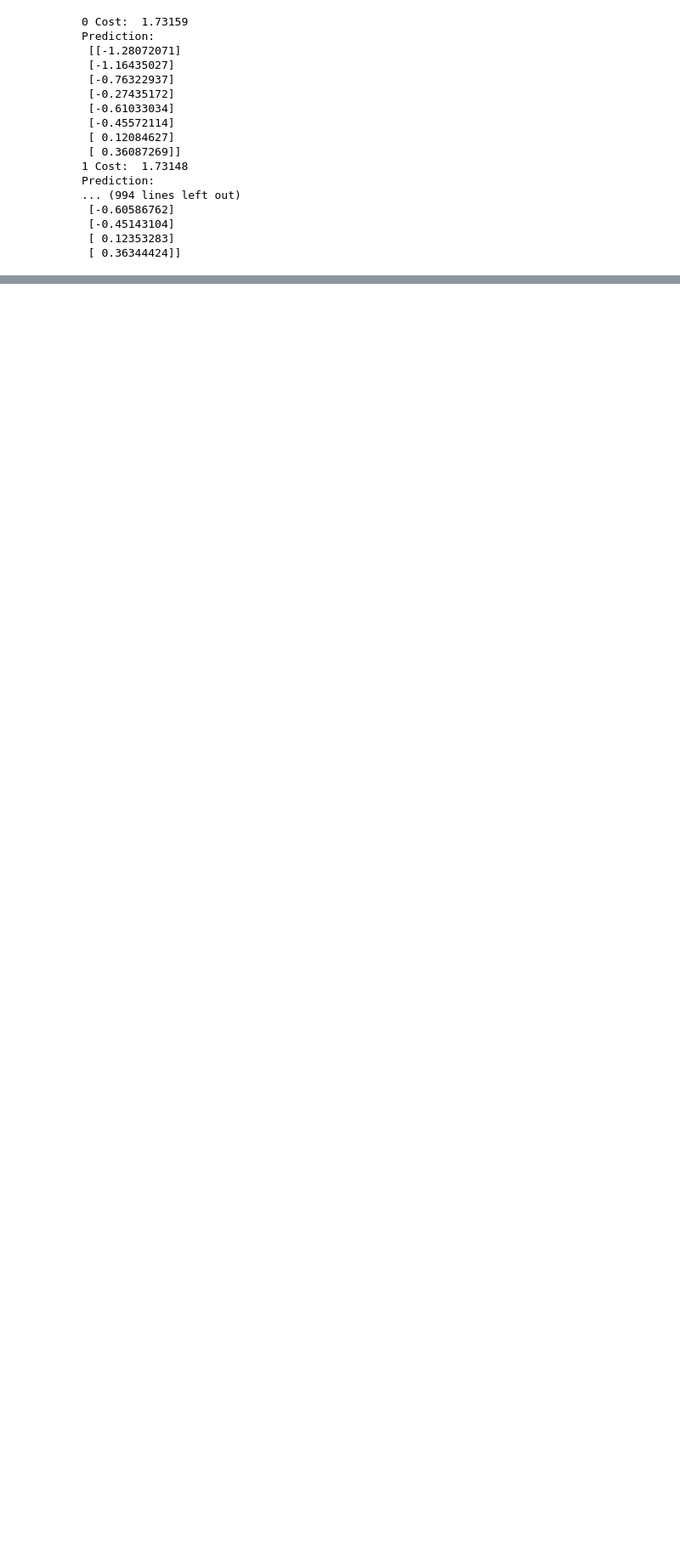
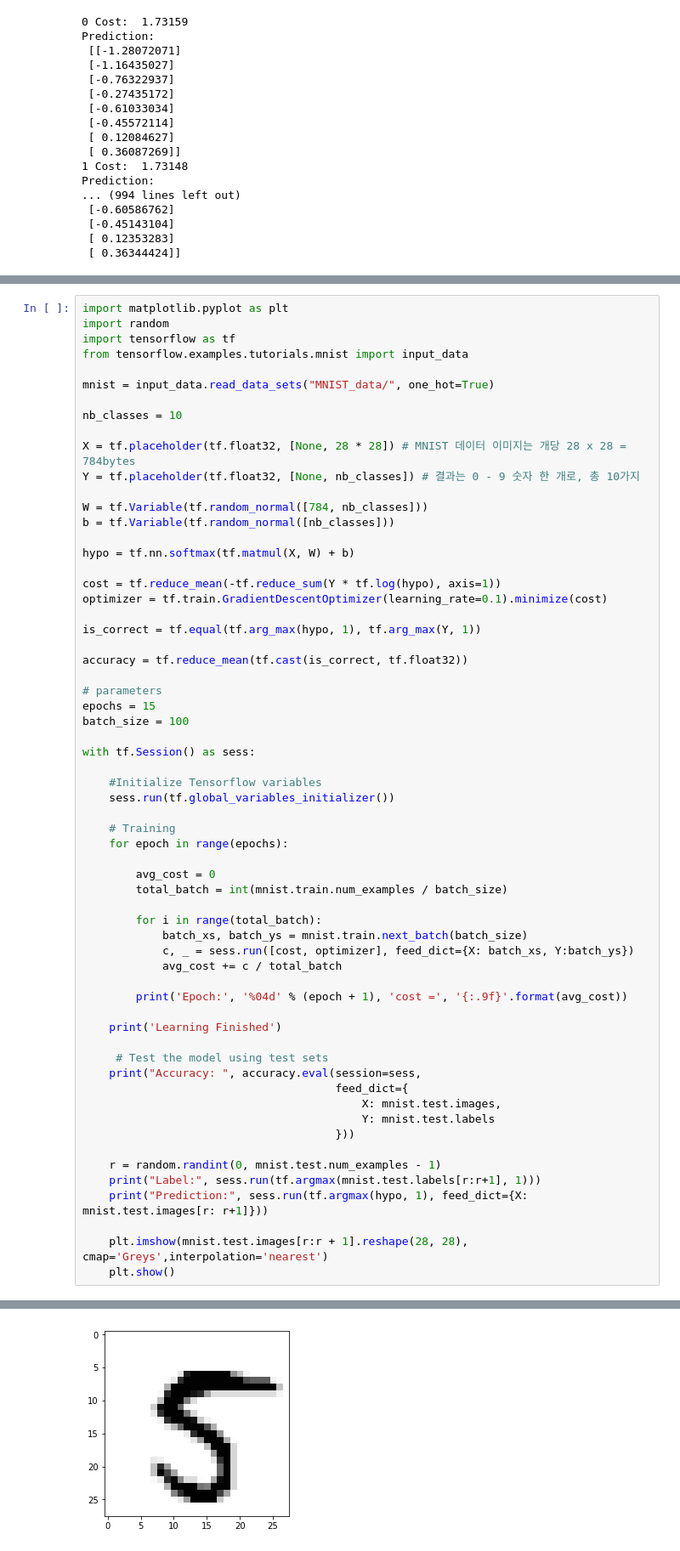
Before and after one commit to HyOsori/Osori-SelfDrivingWithGTA5, a Jupyter notebook: ML_Lecture4.ipynb, the cells around one changed output, grey strips where cells are left out. Shown: that part at 85% size. Saved outputs shown, nothing was run; the diff lists cells and outputs as text; blank space fills up the shorter version.

```diff
--- a/ML_Lecture4.ipynb
+++ b/ML_Lecture4.ipynb
@@ -217,0 +239,63 @@ Prediction:
+# %%
+import matplotlib.pyplot as plt
+import random
+import tensorflow as tf
+from tensorflow.examples.tutorials.mnist import input_data
+
+mnist = input_data.read_data_sets("MNIST_data/", one_hot=True)
+
+nb_classes = 10
+
+X = tf.placeholder(tf.float32, [None, 28 * 28]) # MNIST 데이터 이미지는 개당 28 x 28 = 784bytes
+Y = tf.placeholder(tf.float32, [None, nb_classes]) # 결과는 0 - 9 숫자 한 개로, 총 10가지
+
+W = tf.Variable(tf.random_normal([784, nb_classes]))
+b = tf.Variable(tf.random_normal([nb_classes]))
+
+hypo = tf.nn.softmax(tf.matmul(X, W) + b)
+
+cost = tf.reduce_mean(-tf.reduce_sum(Y * tf.log(hypo), axis=1))
+optimizer = tf.train.GradientDescentOptimizer(learning_rate=0.1).minimize(cost)
+
+is_correct = tf.equal(tf.arg_max(hypo, 1), tf.arg_max(Y, 1))
+
+accuracy = tf.reduce_mean(tf.cast(is_correct, tf.float32))
+
+# parameters
+epochs = 15
+batch_size = 100
+
+with tf.Session() as sess:
+
+    #Initialize Tensorflow variables
+    sess.run(tf.global_variables_initializer())
+
+    # Training
+    for epoch in range(epochs):
+
+        avg_cost = 0
+        total_batch = int(mnist.train.num_examples / batch_size)
+
+        for i in range(total_batch):
+            batch_xs, batch_ys = mnist.train.next_batch(batch_size)
+            c, _ = sess.run([cost, optimizer], feed_dict={X: batch_xs, Y:batch_ys})
+            avg_cost += c / total_batch
+
+        print('Epoch:', '%04d' % (epoch + 1), 'cost =', '{:.9f}'.format(avg_cost))
+
+    print('Learning Finished')
+
+     # Test the model using test sets
+    print("Accuracy: ", accuracy.eval(session=sess,
+                                      feed_dict={
+                                          X: mnist.test.images,
+                                          Y: mnist.test.labels
+                                      }))
+
+    r = random.randint(0, mnist.test.num_examples - 1)
+    print("Label:", sess.run(tf.argmax(mnist.test.labels[r:r+1], 1)))
+    print("Prediction:", sess.run(tf.argmax(hypo, 1), feed_dict={X: mnist.test.images[r: r+1]}))
+
+    plt.imshow(mnist.test.images[r:r + 1].reshape(28, 28), cmap='Greys',interpolation='nearest')
+    plt.show()
+# %% [output]
@@ -217,0 +319 @@ Prediction:
+[figure, added]
```
Also changed, not shown: parts of 2 cells of this notebook, 2 other files.
